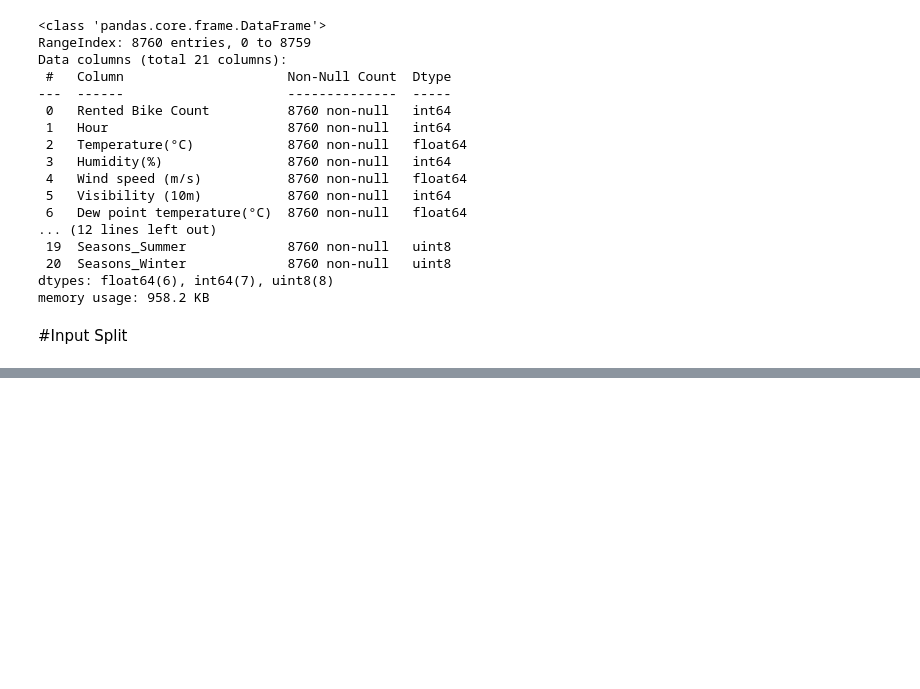
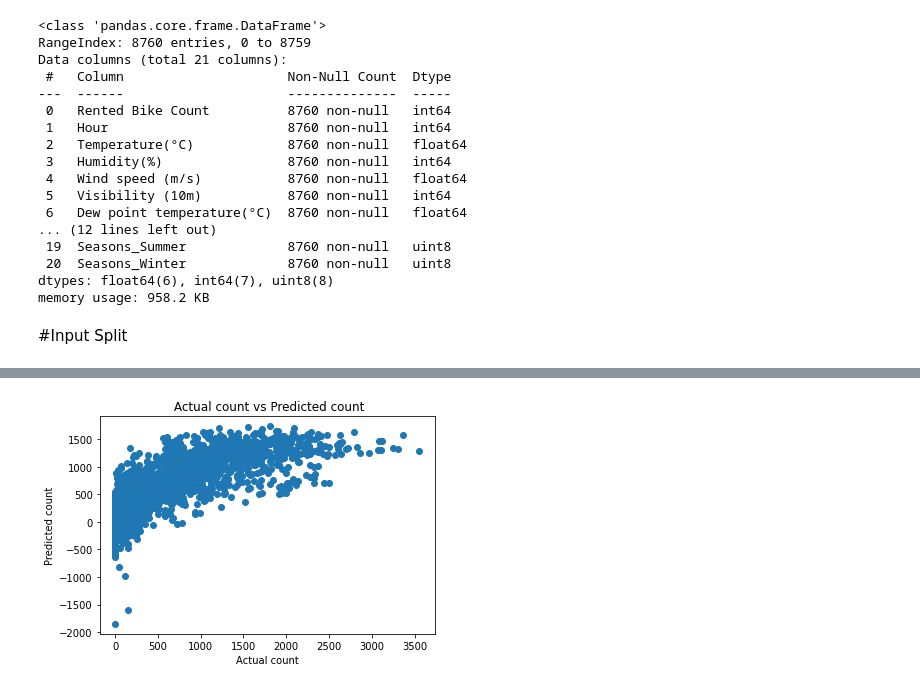
Before and after one commit to soniya1993/Bike-Sharing-Demand-Prediction-, a Jupyter notebook: Bike_Sharing_Demand_Prediction_Capstone_Project_2.ipynb, the cells around one changed output, grey strips where cells are left out. Saved outputs shown, nothing was run; the diff lists cells and outputs as text; code cells hidden in the pictures; blank space fills up the shorter version.

```diff
--- a/Bike_Sharing_Demand_Prediction_Capstone_Project_2.ipynb
+++ b/Bike_Sharing_Demand_Prediction_Capstone_Project_2.ipynb
@@ -355,0 +390,3 @@ memory usage: 958.2 KB
+# %%
+# prediction on Training data
+test_data_prediction = reg.predict(x_test)
@@ -355,0 +399,8 @@ memory usage: 958.2 KB
+# %%
+plt.scatter(y_test, test_data_prediction)
+plt.xlabel("Actual count")
+plt.ylabel("Predicted count")
+plt.title(" Actual count vs Predicted count")
+plt.show()
+# %% [output]
+[figure, added]
```
Also changed, not shown: parts of 9 cells of this notebook.
